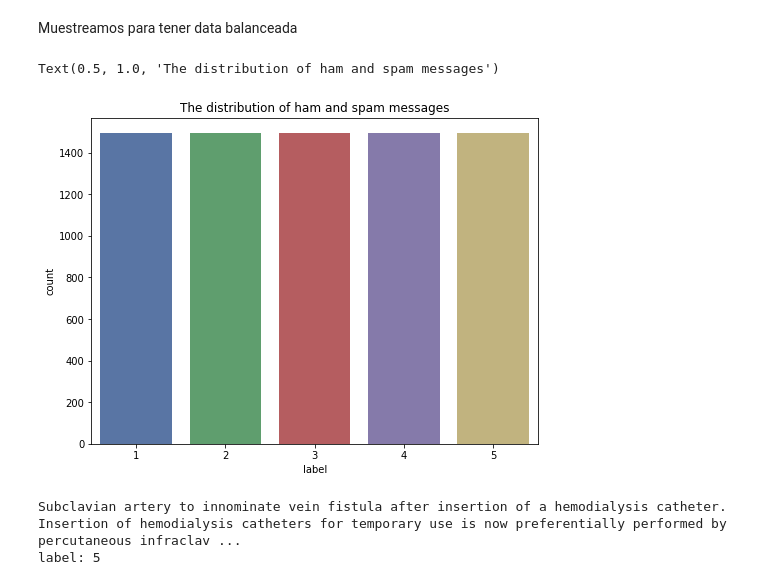
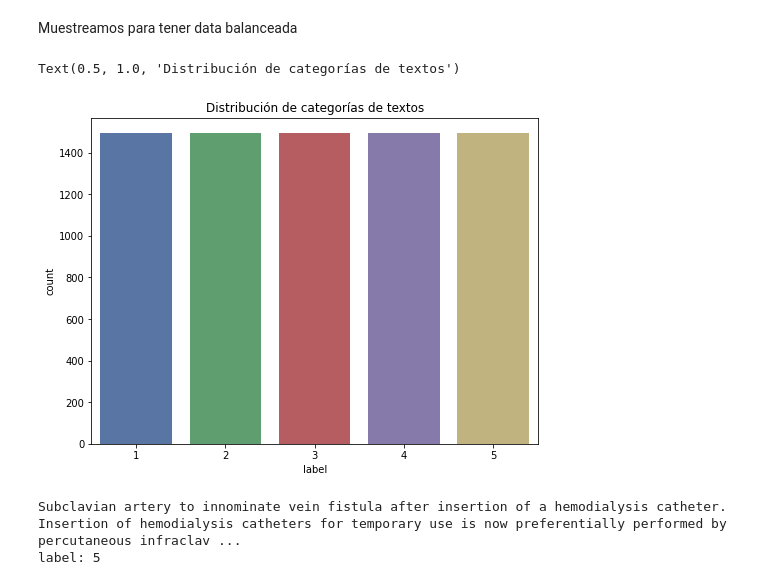
Before and after one commit to lmencisoe/ADL, a Jupyter notebook: Laboratorio 3/Laboratorio3_ADL.ipynb, the cells around one changed output. Drawn from its saved outputs; the diff is of its cells as text; code cells hidden in the pictures.

```diff
--- a/Laboratorio 3/Laboratorio3_ADL.ipynb
+++ b/Laboratorio 3/Laboratorio3_ADL.ipynb
@@ -232,10 +232,10 @@ data_model = pd.concat([data_et1_s, data_et2, data_et3_s, data_et4_s, data_et5_s
 # %%
 plt.figure(figsize=(8,6))
 sns.countplot(data_model.label)
-plt.title('The distribution of ham and spam messages')
+plt.title('Distribución de categorías de textos')
 # %% [output]
-Text(0.5, 1.0, 'The distribution of ham and spam messages')
+Text(0.5, 1.0, 'Distribución de categorías de textos')
-[figure, old version]
+[figure, new version]
 # %%
 data_model['text_length'] = data_model['text0'].apply(len)
 data_model_label = data_model['label'].values
```
